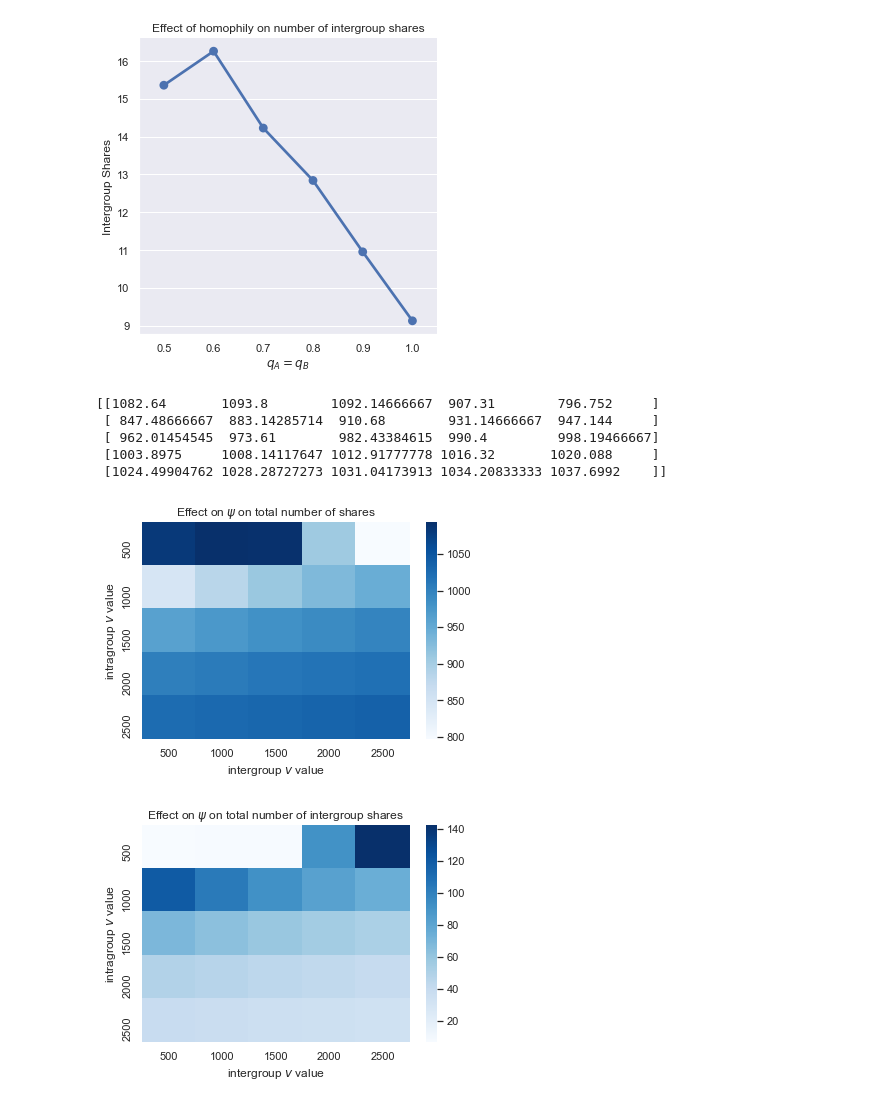
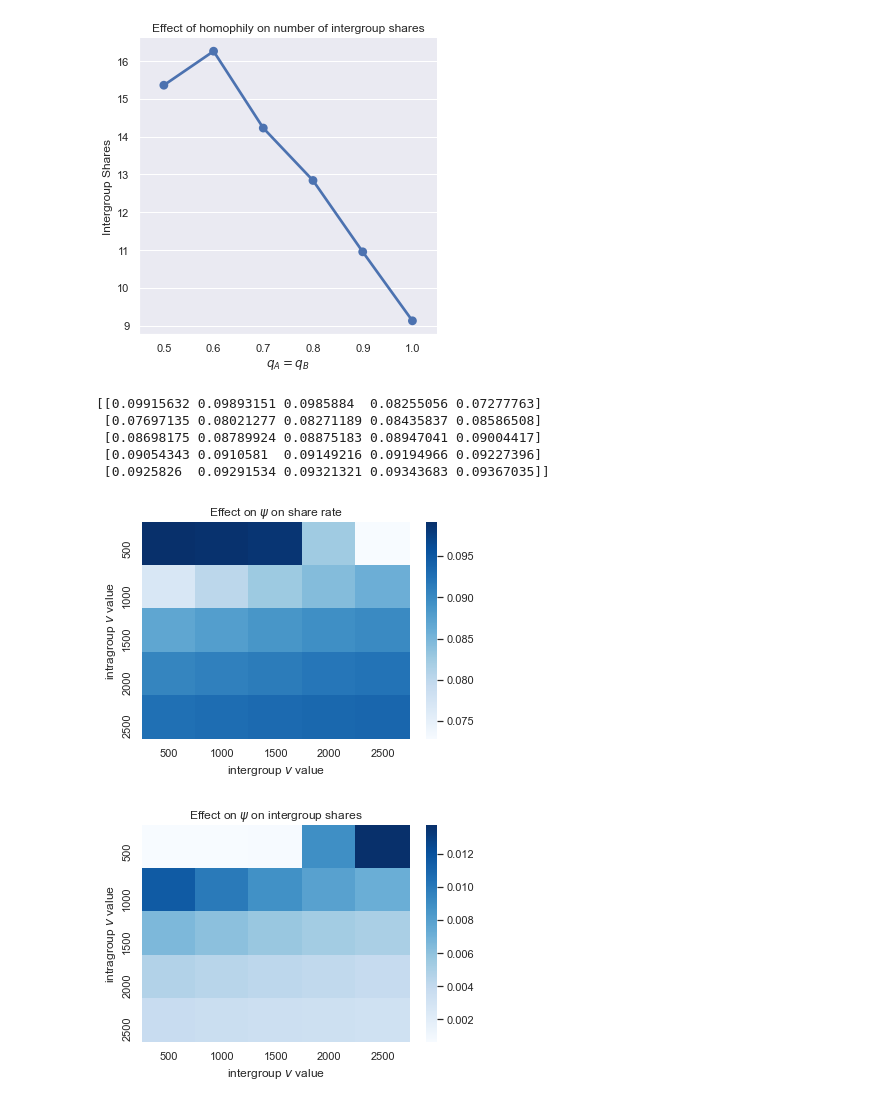
Before and after one commit to jfinocchiaro/long-term-fair-mdps, a Jupyter notebook: political-influence/analysis.ipynb, the cells around one changed output. Saved outputs shown, nothing was run; the diff lists cells and outputs as text; code cells hidden in the pictures.

```diff
--- a/political-influence/analysis.ipynb
+++ b/political-influence/analysis.ipynb
@@ -496,37 +496,38 @@ for k,intra in enumerate(np.arange(rng_min, rng_max, step=st)):
         #print('Theta:  ' + str(theta_fair))
         for i in range(num_trials):
             players_in_model_fair, shown_d_fair, click_d_fair, share_d_fair = sims.runModel(theta_fair, T, pi, M, P, beta_dist, v,c,q)
-            share_list.append(sum([share_d_fair[key] for key in share_d_fair.keys()]))
-            ig_share_list.append(sum([share_d_fair[key] for key in share_d_fair.keys() if key[0] == -key[1]]))
+            share_list.append(sum([share_d_fair[key] for key in share_d_fair.keys()]) / sum(players_in_model_fair))
+            ig_share_list.append(sum([share_d_fair[key] for key in share_d_fair.keys() if key[0] == -key[1]]) / sum(players_in_model_fair))
 
         data_psi[k,j] = np.mean(share_list)
         ig_data_psi[k,j] = np.mean(ig_share_list)
 # %%
+import seaborn as sns
 print(data_psi)
 
 sns.set()
 ax = sns.heatmap(data_psi,cmap="Blues", xticklabels=[np.round(x,2) for x in np.arange(rng_min, rng_max, step=st)], yticklabels=[np.round(x,2) for x in np.arange(rng_min, rng_max, step=st)])
-plt.title("Effect on $\\psi$ on total number of shares")
+plt.title("Effect on $\\psi$ on share rate")
 plt.xlabel("intergroup $v$ value")
 plt.ylabel("intragroup $v$ value")
 plt.savefig('figures/heatmap_psi.png')
 plt.show()
 
 
 
 sns.set()
 ax = sns.heatmap(ig_data_psi,cmap="Blues", xticklabels=[np.round(x,2) for x in np.arange(rng_min, rng_max, step=st)], yticklabels=[np.round(x,2) for x in np.arange(rng_min, rng_max, step=st)])
-plt.title("Effect on $\\psi$ on total number of intergroup shares")
+plt.title("Effect on $\\psi$ on intergroup shares")
 plt.xlabel("intergroup $v$ value")
 plt.ylabel("intragroup $v$ value")
 plt.savefig('figures/heatmap_psi_intergroup.png')
 plt.show()
 # %% [output]
-[[1082.64       1093.8        1092.14666667  907.31        796.752     ]
- [ 847.48666667  883.14285714  910.68        931.14666667  947.144     ]
- [ 962.01454545  973.61        982.43384615  990.4         998.19466667]
- [1003.8975     1008.14117647 1012.91777778 1016.32       1020.088     ]
- [1024.49904762 1028.28727273 1031.04173913 1034.20833333 1037.6992    ]]
+[[0.09915632 0.09893151 0.0985884  0.08255056 0.07277763]
+ [0.07697135 0.08021277 0.08271189 0.08435837 0.08586508]
+ [0.08698175 0.08789924 0.08875183 0.08947041 0.09004417]
+ [0.09054343 0.0910581  0.09149216 0.09194966 0.09227396]
+ [0.0925826  0.09291534 0.09321321 0.09343683 0.09367035]]
-[figure, old version]
+[figure, new version]
-[figure, old version]
+[figure, new version]
 # %%
```
Also changed, not shown: parts of 1 cell of this notebook, 30 other files.
